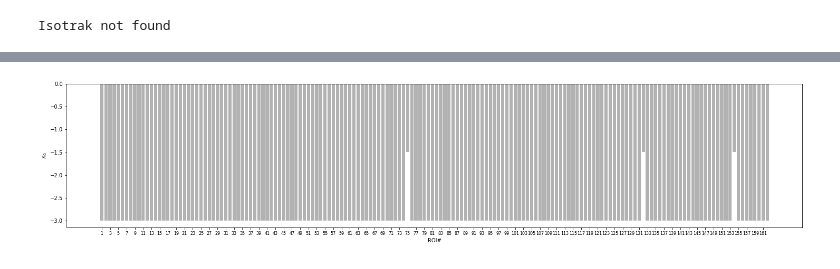
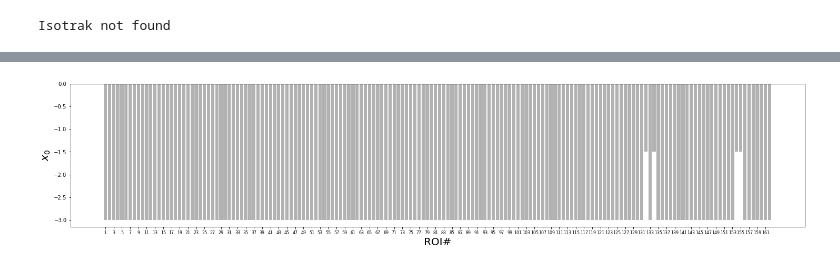
Before and after one commit to dhrunia/infr_szr_prpgtn, a Jupyter notebook: Prestan-fit-bootstrapping.ipynb, the cells around one changed output, grey strips where cells are left out. Drawn from its saved outputs; the diff is of its cells as text; code cells hidden in the pictures.

```diff
--- a/Prestan-fit-bootstrapping.ipynb
+++ b/Prestan-fit-bootstrapping.ipynb
@@ -64,8 +65,8 @@ patient_id = 'id003_mg'
 szr_name = 'MGcrise1'
 '''
 
-data_dir = f'/home/hfw/Retro/datasets/{patient_id}'
-results_dir = f'/home/hfw/Retro/results/{patient_id}'
+data_dir = f'datasets/retro/{patient_id}'
+results_dir = f'results/exp10/exp10.68/{patient_id}'
 #szr_name = 'BF_crise1P_110831B-CEX_0004'
 #szr_name = 'BF_crise1P_110831B-CEX_0004'
 
@@ -177,9 +213,9 @@ ez_prior=np.where(d0_prior>0.5)
 # %%
-import json
-with open(f'../ANSM/util/data/ei-final.json','r') as f:
-    ezh_all = json.load(f)
-ind_ez = ezh_all[patient_id]['i_ez']
-ind_pz = ezh_all[patient_id]['i_pz']
+# import json
+# with open(f'../ANSM/util/data/ei-final.json','r') as f:
+#     ezh_all = json.load(f)
+# ind_ez = ezh_all[patient_id]['i_ez']
+# ind_pz = ezh_all[patient_id]['i_pz']
 # %%
 ds_freq = int(data['slp'].shape[0]/150)
 data['slp'] = data['slp'][0:-1:ds_freq]
@@ -187,7 +223,8 @@ data['snsr_pwr'] = (data['slp']**2).mean(axis=0)
 data['ns'], data['nn'] = data['gain'].shape
 data['nt'] = data['slp'].shape[0]
 data['x0_mu'] = -3.0*np.ones(data['nn'])
-data['x0_mu'][ez_prior[0]] = -1.5
+# data['x0_mu'][ez_prior[0]] = -1.5
+data['x0_mu'][ez_idcs] = -1.5
 fname_suffix += f'_hpf{hpf}_lpf{lpf}_ezdelay'
 input_Rfile = f'fit_data_{fname_suffix}.R'
 lib.io.stan.rdump(f'{results_dir}/Rfiles/{input_Rfile}',data)
@@ -225,12 +262,12 @@ plt.savefig(f'{results_dir}/figures/fitting_target_{fname_suffix}.png')
 # %%
 plt.figure(figsize=(25,5))
 plt.bar(np.r_[1:data['nn']+1],data['x0_mu'], color='black', alpha=0.3)
 plt.xticks(np.r_[1:data['nn']+1:2], fontsize=8);
-plt.xlabel('ROI#')
-plt.ylabel(r'$x_0$', fontsize=10)
+plt.xlabel('ROI#', fontsize=20)
+plt.ylabel(r'$x_0$', fontsize=20)
 plt.savefig(f'{results_dir}/figures/ez_hyp.png')
 # %% [output]
-[figure, old version]
+[figure, new version]
 # %%
 ii = np.random.randint(0, data['ns']-1, 100)
 os.makedirs(f'{results_dir}/RfilesBT',exist_ok=True)
```
Also changed, not shown: parts of 12 cells of this notebook, 1 other file.
